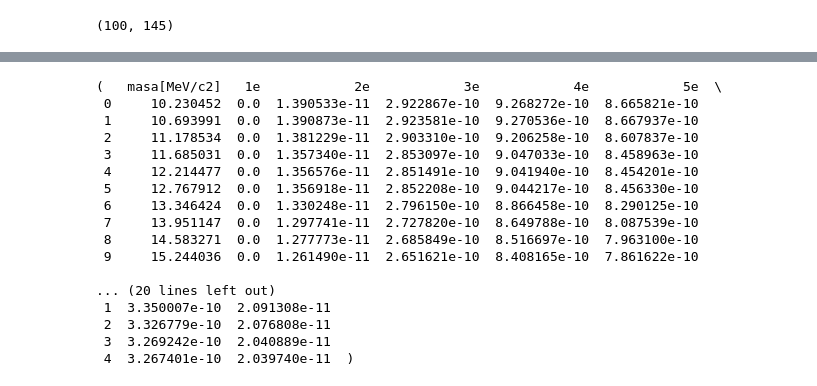
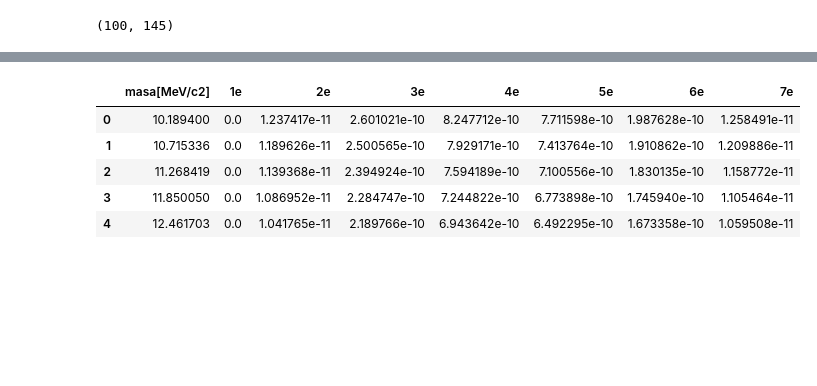
Before and after one commit to Lurishi/Doctorado-mCP, a Jupyter notebook: Mcp_gráficos_papers/Mcp_PB_MD_aproximacion_1_prueba.ipynb, the cells around one changed output, grey strips where cells are left out. Cells and saved outputs as stored; diff of their text form; code cells hidden in the pictures; blank space fills up the shorter version.

```diff
--- a/Mcp_gráficos_papers/Mcp_PB_MD_aproximacion_1_prueba.ipynb
+++ b/Mcp_gráficos_papers/Mcp_PB_MD_aproximacion_1_prueba.ipynb
@@ -538,25 +560,14 @@ rates_md_final[rates_md_final.columns[7]] = rate_integrado_md[rates_md_final.col
 rates_pb_final.to_csv('Rates_PB_eps_1e-2_m10-800.csv', index=False)
 rates_md_final.to_csv('Rates_MD_eps_1e-2_m10-800.csv', index=False)
 # %%
-rates_pb_final.head(10)
+rates_md_final.head(5)
 # %% [output]
-(   masa[MeV/c2]   1e            2e            3e            4e            5e  \
- 0     10.230452  0.0  1.390533e-11  2.922867e-10  9.268272e-10  8.665821e-10
- 1     10.693991  0.0  1.390873e-11  2.923581e-10  9.270536e-10  8.667937e-10
- 2     11.178534  0.0  1.381229e-11  2.903310e-10  9.206258e-10  8.607837e-10
- 3     11.685031  0.0  1.357340e-11  2.853097e-10  9.047033e-10  8.458963e-10
- 4     12.214477  0.0  1.356576e-11  2.851491e-10  9.041940e-10  8.454201e-10
- 5     12.767912  0.0  1.356918e-11  2.852208e-10  9.044217e-10  8.456330e-10
- 6     13.346424  0.0  1.330248e-11  2.796150e-10  8.866458e-10  8.290125e-10
- 7     13.951147  0.0  1.297741e-11  2.727820e-10  8.649788e-10  8.087539e-10
- 8     14.583271  0.0  1.277773e-11  2.685849e-10  8.516697e-10  7.963100e-10
- 9     15.244036  0.0  1.261490e-11  2.651621e-10  8.408165e-10  7.861622e-10
-
-... (20 lines left out)
- 1  3.350007e-10  2.091308e-11
- 2  3.326779e-10  2.076808e-11
- 3  3.269242e-10  2.040889e-11
- 4  3.267401e-10  2.039740e-11  )
+|  | masa[MeV/c2] | 1e | 2e | 3e | 4e | 5e | 6e | 7e |
+| 0 | 10.189400 | 0.0 | 1.237417e-11 | 2.601021e-10 | 8.247712e-10 | 7.711598e-10 | 1.987628e-10 | 1.258491e-11 |
+| 1 | 10.715336 | 0.0 | 1.189626e-11 | 2.500565e-10 | 7.929171e-10 | 7.413764e-10 | 1.910862e-10 | 1.209886e-11 |
+| 2 | 11.268419 | 0.0 | 1.139368e-11 | 2.394924e-10 | 7.594189e-10 | 7.100556e-10 | 1.830135e-10 | 1.158772e-11 |
+| 3 | 11.850050 | 0.0 | 1.086952e-11 | 2.284747e-10 | 7.244822e-10 | 6.773898e-10 | 1.745940e-10 | 1.105464e-11 |
+| 4 | 12.461703 | 0.0 | 1.041765e-11 | 2.189766e-10 | 6.943642e-10 | 6.492295e-10 | 1.673358e-10 | 1.059508e-11 |
 # %%
 df = pd.read_csv('/home/lurishi/Descargas/dm.dat',sep = '\t')
 # %%
```
Also changed, not shown: parts of 6 cells of this notebook, 4 other files.
